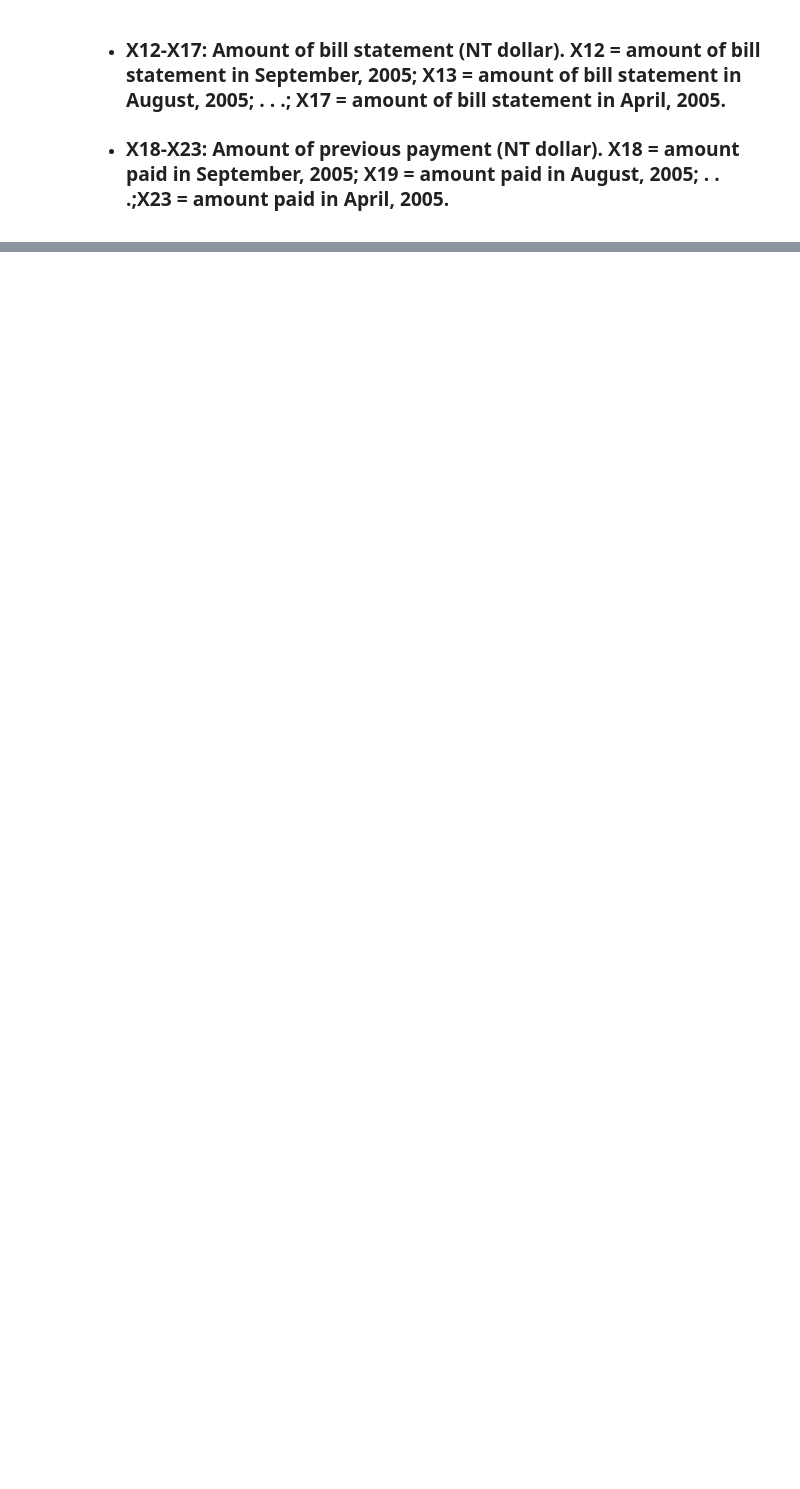
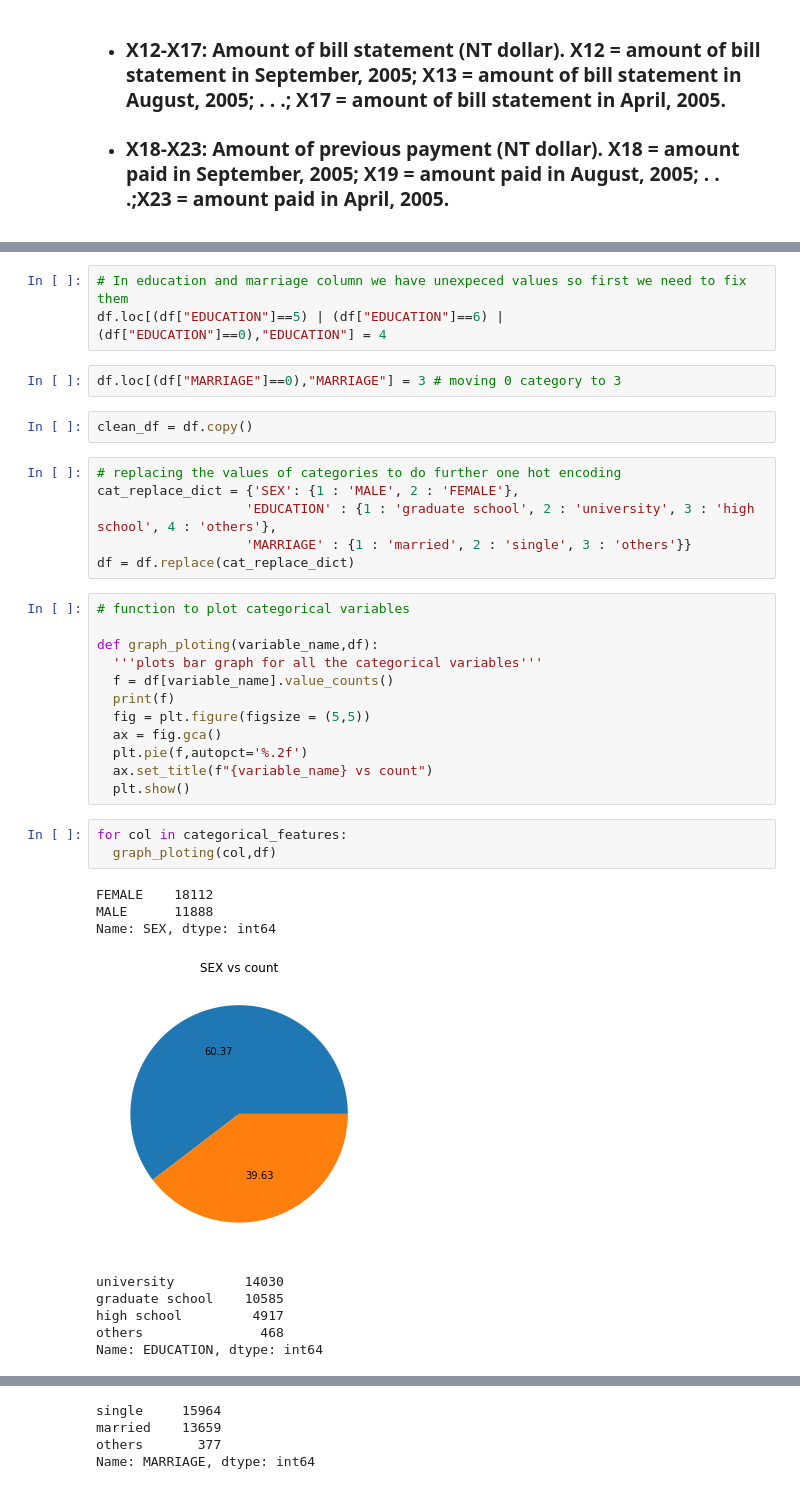
Before and after one commit to AyushSonuu/credit-card-default-ML-classification-capstone, a Jupyter notebook: Copy_of_Credit_Card_Default_Prediction_Capstone_Project.ipynb, the cells around one changed output, grey strips where cells are left out. Cells and saved outputs as stored; diff of their text form; blank space fills up the shorter version.

```diff
--- a/Copy_of_Credit_Card_Default_Prediction_Capstone_Project.ipynb
+++ b/Copy_of_Credit_Card_Default_Prediction_Capstone_Project.ipynb
@@ -37,0 +166,38 @@ ImportError: ignored
+# %%
+# In education and marriage column we have unexpeced values so first we need to fix them
+df.loc[(df["EDUCATION"]==5) | (df["EDUCATION"]==6) | (df["EDUCATION"]==0),"EDUCATION"] = 4
+# %%
+df.loc[(df["MARRIAGE"]==0),"MARRIAGE"] = 3 # moving 0 category to 3
+# %%
+clean_df = df.copy()
+# %%
+# replacing the values of categories to do further one hot encoding
+cat_replace_dict = {'SEX': {1 : 'MALE', 2 : 'FEMALE'},
+                   'EDUCATION' : {1 : 'graduate school', 2 : 'university', 3 : 'high school', 4 : 'others'},
+                   'MARRIAGE' : {1 : 'married', 2 : 'single', 3 : 'others'}}
+df = df.replace(cat_replace_dict)
+# %%
+# function to plot categorical variables
+
+def graph_ploting(variable_name,df):
+  '''plots bar graph for all the categorical variables'''
+  f = df[variable_name].value_counts()
+  print(f)
+  fig = plt.figure(figsize = (5,5))
+  ax = fig.gca()
+  plt.pie(f,autopct='%.2f')
+  ax.set_title(f"{variable_name} vs count")
+  plt.show()
+# %%
+for col in categorical_features:
+  graph_ploting(col,df)
+# %% [output]
+FEMALE    18112
+MALE      11888
+Name: SEX, dtype: int64
+[figure, added]
+university         14030
+graduate school    10585
+high school         4917
+others               468
+Name: EDUCATION, dtype: int64
@@ -37,0 +205,4 @@ ImportError: ignored
+single     15964
+married    13659
+others       377
+Name: MARRIAGE, dtype: int64
```
Also changed, not shown: parts of 55 cells of this notebook.
